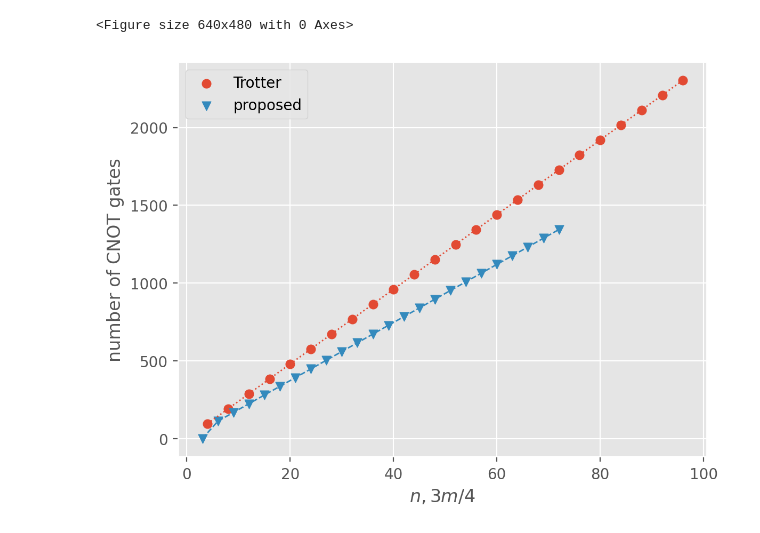
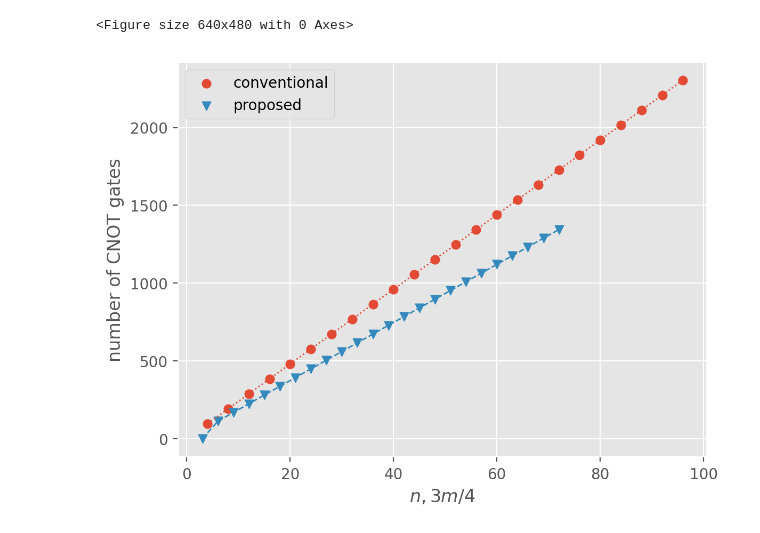
Before and after one commit to BOBO1997/osp_solutions, a Jupyter notebook: simulation/depolarising/9-qubit/visualise_9-qubit_rescaled.ipynb, the cells around one changed output. Saved outputs shown, nothing was run; the diff lists cells and outputs as text; code cells hidden in the pictures.

```diff
--- a/simulation/depolarising/9-qubit/visualise_9-qubit_rescaled.ipynb
+++ b/simulation/depolarising/9-qubit/visualise_9-qubit_rescaled.ipynb
@@ -65,20 +65,20 @@ plt.show()
 # %%
 plt.clf()
 plt.figure(dpi=200)
 p1 = plt.scatter(num_steps_list, nums_cnots_trotter, marker="o")
 plt.plot(num_steps_list, nums_cnots_trotter,linewidth=1, linestyle='dotted')
 p2 = plt.scatter(num_steps_list * 3/4, nums_cnots_proposed, marker="v")
 plt.plot(num_steps_list * 3/4, nums_cnots_proposed,linewidth=1, linestyle='dashed')
 # plt.xlabel(r"$\pi/\Delta t$")
 plt.xlabel(r"$n, 3m/4$")
 plt.ylabel("number of CNOT gates")
 # plt.ylim(bottom=-0.04,top=1.04)
-plt.legend([p1, p2], ["Trotter", "proposed"])
+plt.legend([p1, p2], ["conventional", "proposed"])
 plt.show()
 # plt.title("The effect of encoding and decoding strategy")
 # %% [output]
 <Figure size 640x480 with 0 Axes>
-[figure, old version]
+[figure, new version]
 # %%
 plt.clf()
 plt.figure(dpi=200)
```
Also changed, not shown: parts of 5 cells of this notebook, 5 other files.
